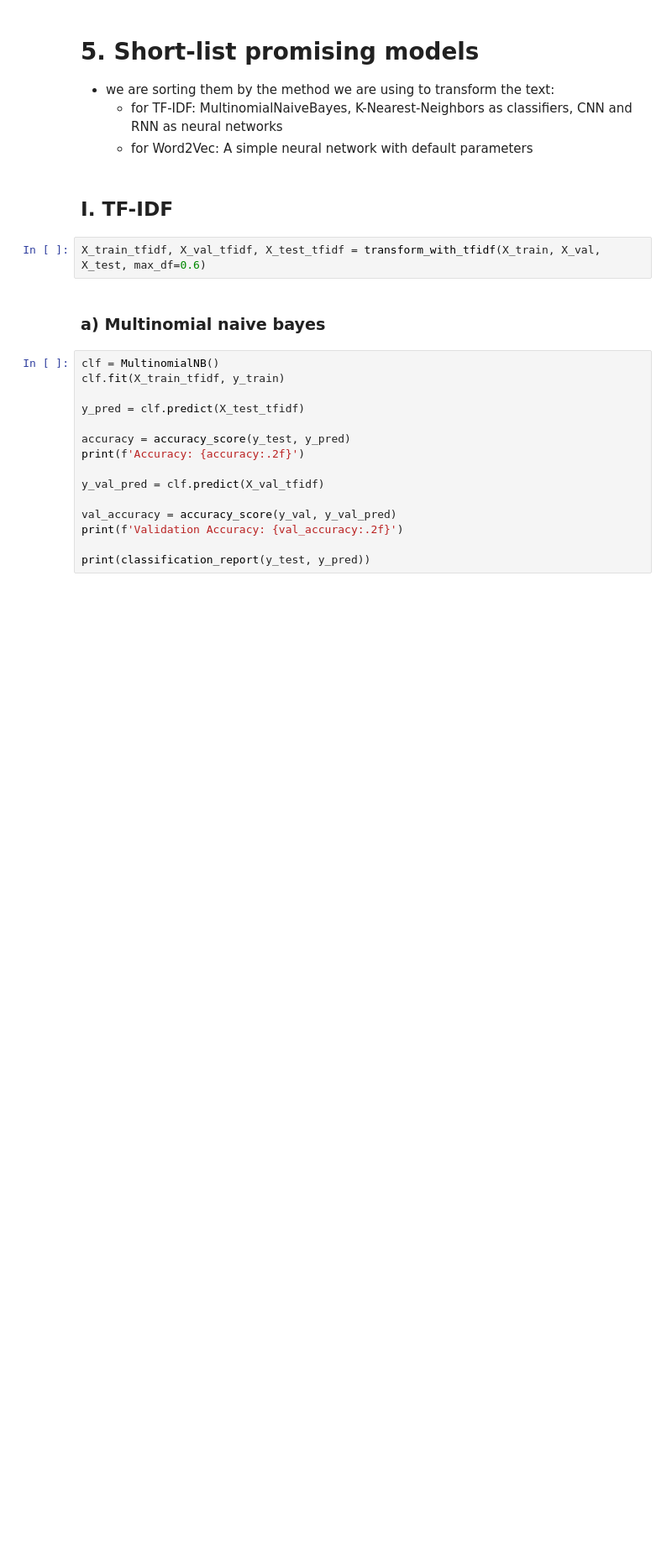
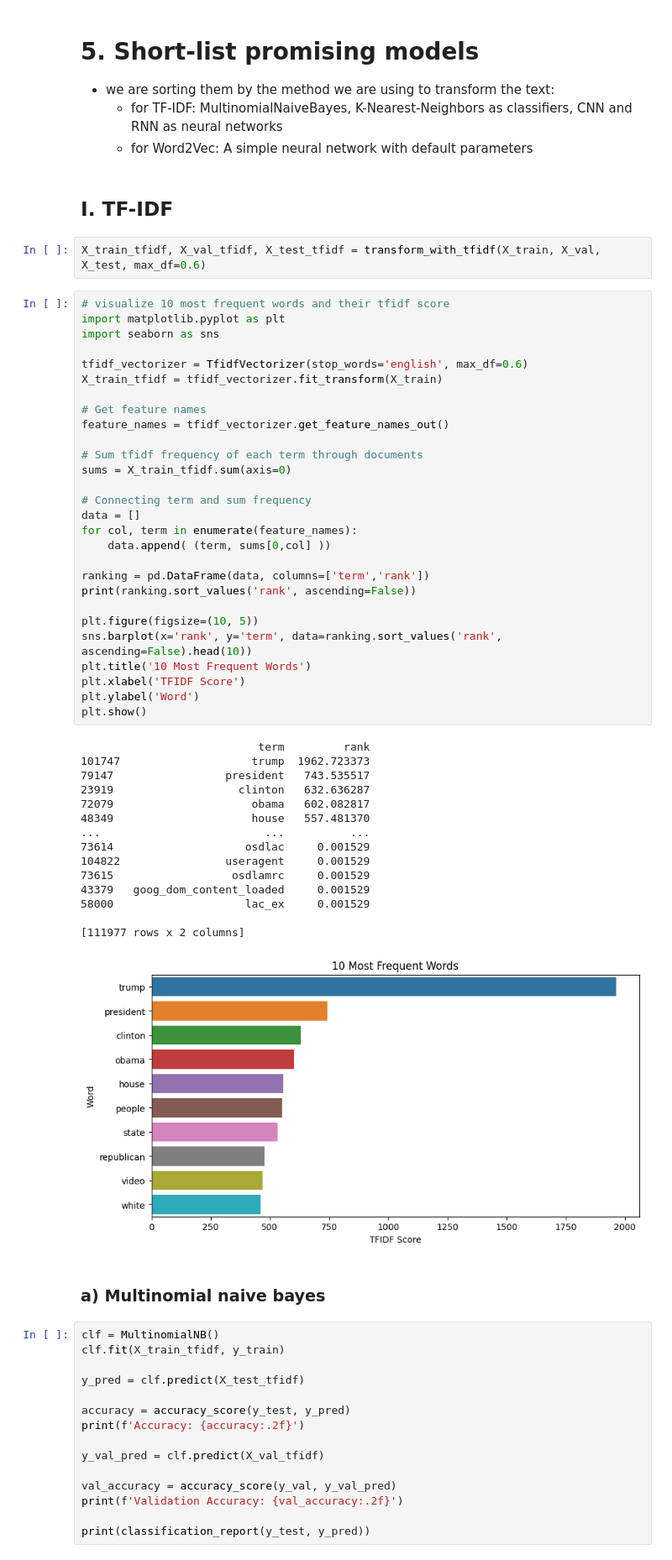
Before and after one commit to Mishanull/MAL, a Jupyter notebook: MAL-Assignments/Assignment-7/fake_news_recognition.ipynb, the cells around one changed output. Shown: that part at 84% size. Drawn from its saved outputs; the diff is of its cells as text; blank space fills up the shorter version.

```diff
--- a/MAL-Assignments/Assignment-7/fake_news_recognition.ipynb
+++ b/MAL-Assignments/Assignment-7/fake_news_recognition.ipynb
@@ -180,6 +243,50 @@ X_val, X_test, y_val, y_test = train_test_split(X_temp, y_temp, test_size=0.5, r
 ## I. TF-IDF
 # %%
 X_train_tfidf, X_val_tfidf, X_test_tfidf = transform_with_tfidf(X_train, X_val, X_test, max_df=0.6)
+# %%
+# visualize 10 most frequent words and their tfidf score
+import matplotlib.pyplot as plt
+import seaborn as sns
+
+tfidf_vectorizer = TfidfVectorizer(stop_words='english', max_df=0.6)
+X_train_tfidf = tfidf_vectorizer.fit_transform(X_train)
+
+# Get feature names
+feature_names = tfidf_vectorizer.get_feature_names_out()
+
+# Sum tfidf frequency of each term through documents
+sums = X_train_tfidf.sum(axis=0)
+
+# Connecting term and sum frequency
+data = []
+for col, term in enumerate(feature_names):
+    data.append( (term, sums[0,col] ))
+
+ranking = pd.DataFrame(data, columns=['term','rank'])
+print(ranking.sort_values('rank', ascending=False))
+
+plt.figure(figsize=(10, 5))
+sns.barplot(x='rank', y='term', data=ranking.sort_values('rank', ascending=False).head(10))
+plt.title('10 Most Frequent Words')
+plt.xlabel('TFIDF Score')
+plt.ylabel('Word')
+plt.show()
+# %% [output]
+                           term         rank
+101747                    trump  1962.723373
+79147                 president   743.535517
+23919                   clinton   632.636287
+72079                     obama   602.082817
+48349                     house   557.481370
+...                         ...          ...
+73614                    osdlac     0.001529
+104822                useragent     0.001529
+73615                  osdlamrc     0.001529
+43379   goog_dom_content_loaded     0.001529
+58000                    lac_ex     0.001529
+
+[111977 rows x 2 columns]
+[figure, added]
 # %% [markdown]
 ### a) Multinomial naive bayes
 # %%
```
Also changed, not shown: parts of 12 cells of this notebook.
